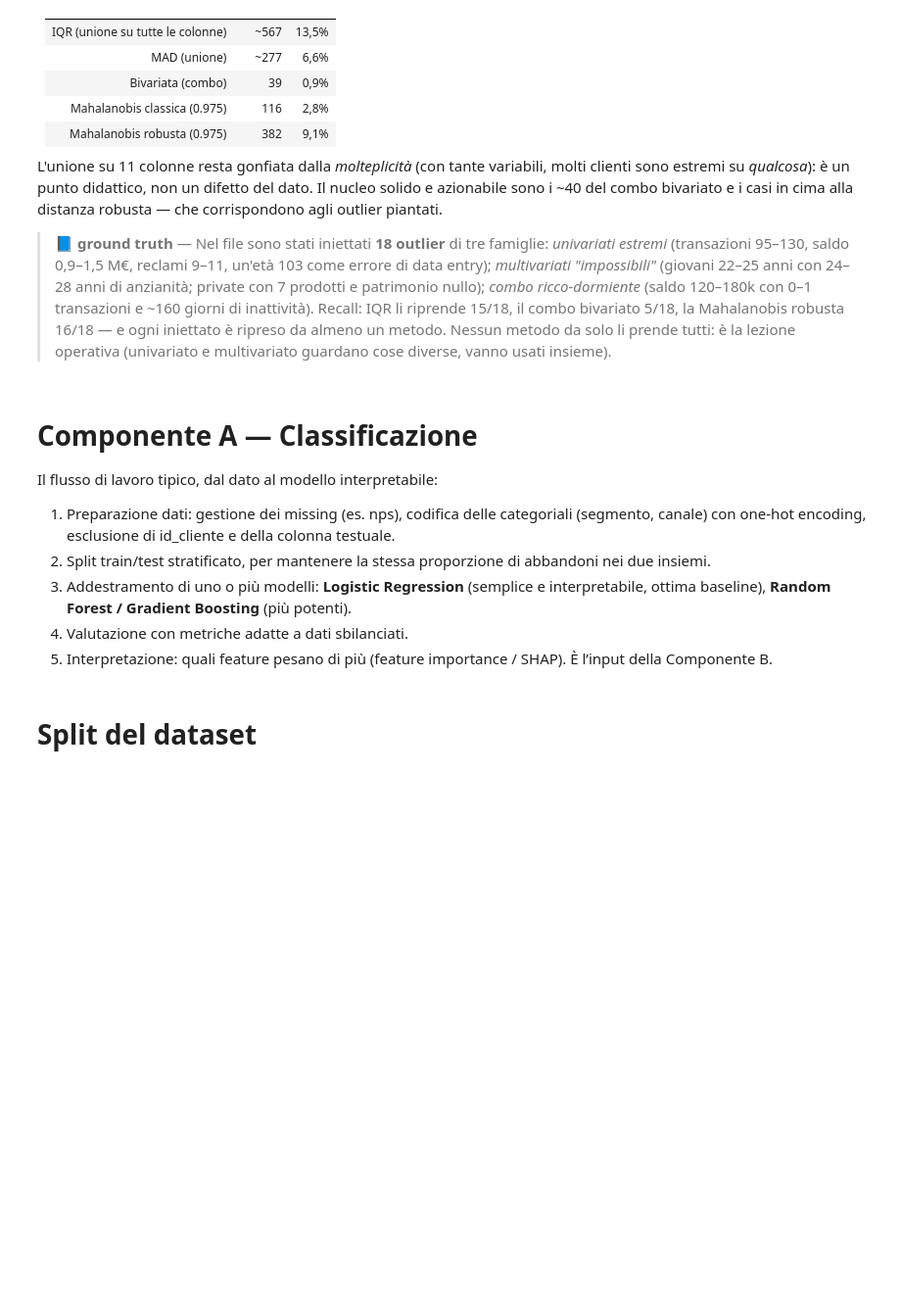
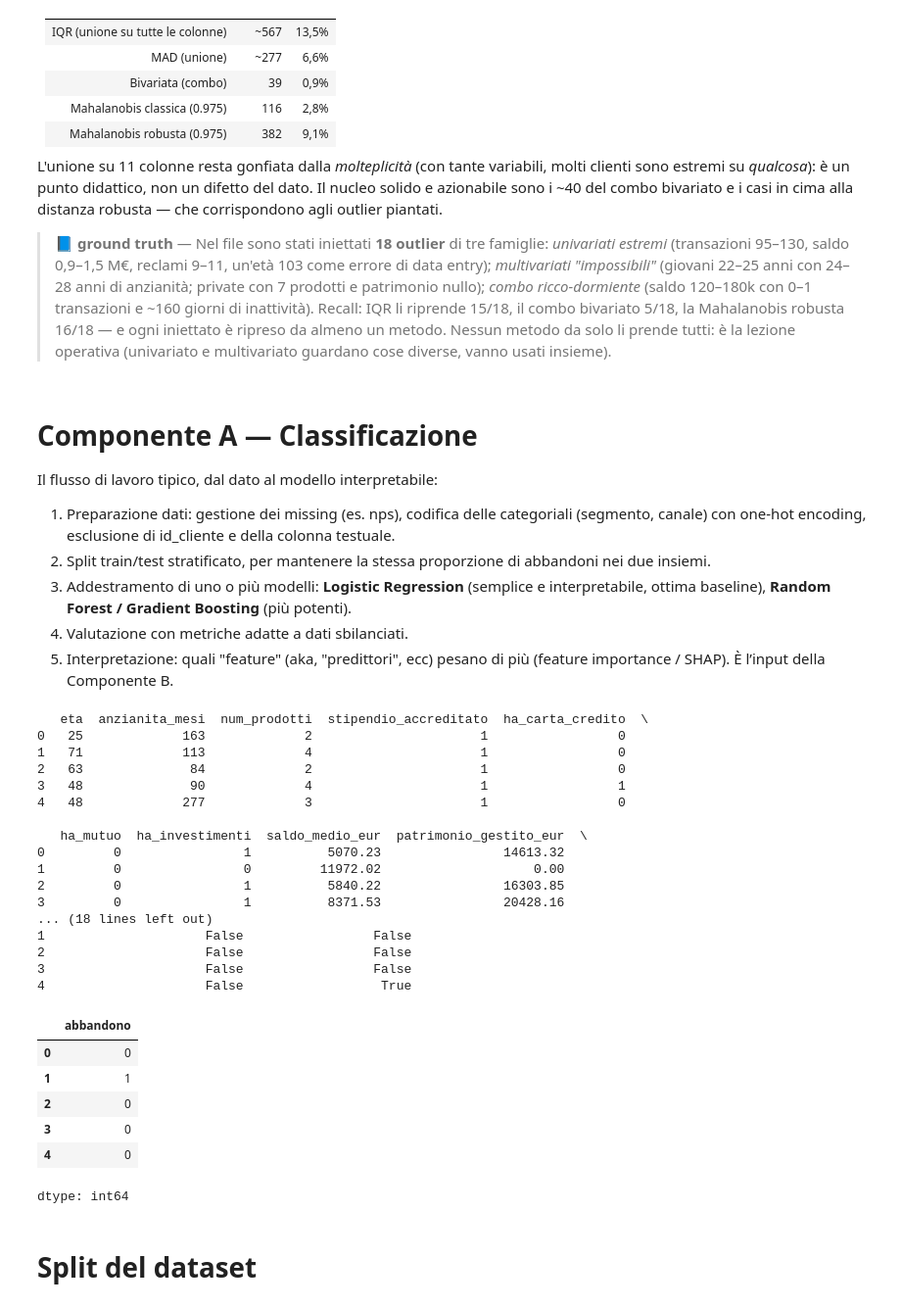
Before and after one commit to antonio-corsi/Corso-Python-per-Unicredit---ediz.-1-giugno-2026-, a Jupyter notebook: BC_ML_predittivo_LLM.ipynb, the cells around one changed output. Shown at 98% size. Cells and saved outputs as stored; diff of their text form; code cells hidden in the pictures; blank space fills up the shorter version.

Commit message:
Aggiunte / modifiche DOPO la fine della TERZA giornata

```diff
--- a/ML_predittivo_LLM.ipynb
+++ b/BC_ML_predittivo_LLM.ipynb
@@ -534,12 +562,43 @@ Il flusso di lavoro tipico, dal dato al modello interpretabile:
 2. Split train/test stratificato, per mantenere la stessa proporzione di abbandoni nei due insiemi.
 3. Addestramento di uno o più modelli: **Logistic Regression** (semplice e interpretabile, ottima baseline), **Random Forest / Gradient Boosting** (più potenti).
 4. Valutazione con metriche adatte a dati sbilanciati.
-5. Interpretazione: quali feature pesano di più (feature importance / SHAP). È l’input della Componente B.
+5. Interpretazione: quali "feature" (aka, "predittori", ecc) pesano di più (feature importance / SHAP). È l’input della Componente B.
 # %%
-# La colonna testuale 'note_gestore' viene gestita a parte (vedi Componente B)
-X = df.drop(columns=["id_cliente", "abbandono", "note_gestore"])
-X = pd.get_dummies(X, columns=["segmento", "canale_preferito"], drop_first=True)
-y = df["abbandono"]
+# cella di PRE-PROCESSING dei dati di input al modello:
+
+X = df.drop(columns=["id_cliente", "abbandono", "note_gestore"]) # il parametro 'inplace' è qui inutile pewrchè creaiamo un nuovo df 'X'
+# la colonna 'Id' è inutile, la colonnna 'abbandono' non un preditore, la colonna testuale 'note_gestore' viene gestita a parte
+# (vedi Componente B)
+# la funzione 'get_dummies' di pandas fa hot encoding (un passo di pre-elaborazione delle variabili categoriche)
+X = pd.get_dummies(X, columns=["segmento", "canale_preferito"], drop_first=True) # X maiuscolo perchè è un df
+y = df["abbandono"]   # la colonna risposta - y minuscolo perchè è una serie
+print(X.head())
+y.head()
+# %% [output]
+   eta  anzianita_mesi  num_prodotti  stipendio_accreditato  ha_carta_credito  \
+0   25             163             2                      1                 0
+1   71             113             4                      1                 0
+2   63              84             2                      1                 0
+3   48              90             4                      1                 1
+4   48             277             3                      1                 0
+
+   ha_mutuo  ha_investimenti  saldo_medio_eur  patrimonio_gestito_eur  \
+0         0                1          5070.23                14613.32
+1         0                0         11972.02                    0.00
+2         0                1          5840.22                16303.85
+3         0                1          8371.53                20428.16
+... (18 lines left out)
+1                     False                 False
+2                     False                 False
+3                     False                 False
+4                     False                  True
+|  | abbandono |
+| 0 | 0 |
+| 1 | 1 |
+| 2 | 0 |
+| 3 | 0 |
+| 4 | 0 |
+dtype: int64
 # %% [markdown]
 # Split del dataset
 # %%
```
Also changed, not shown: parts of 50 cells of this notebook, 2 other files.
